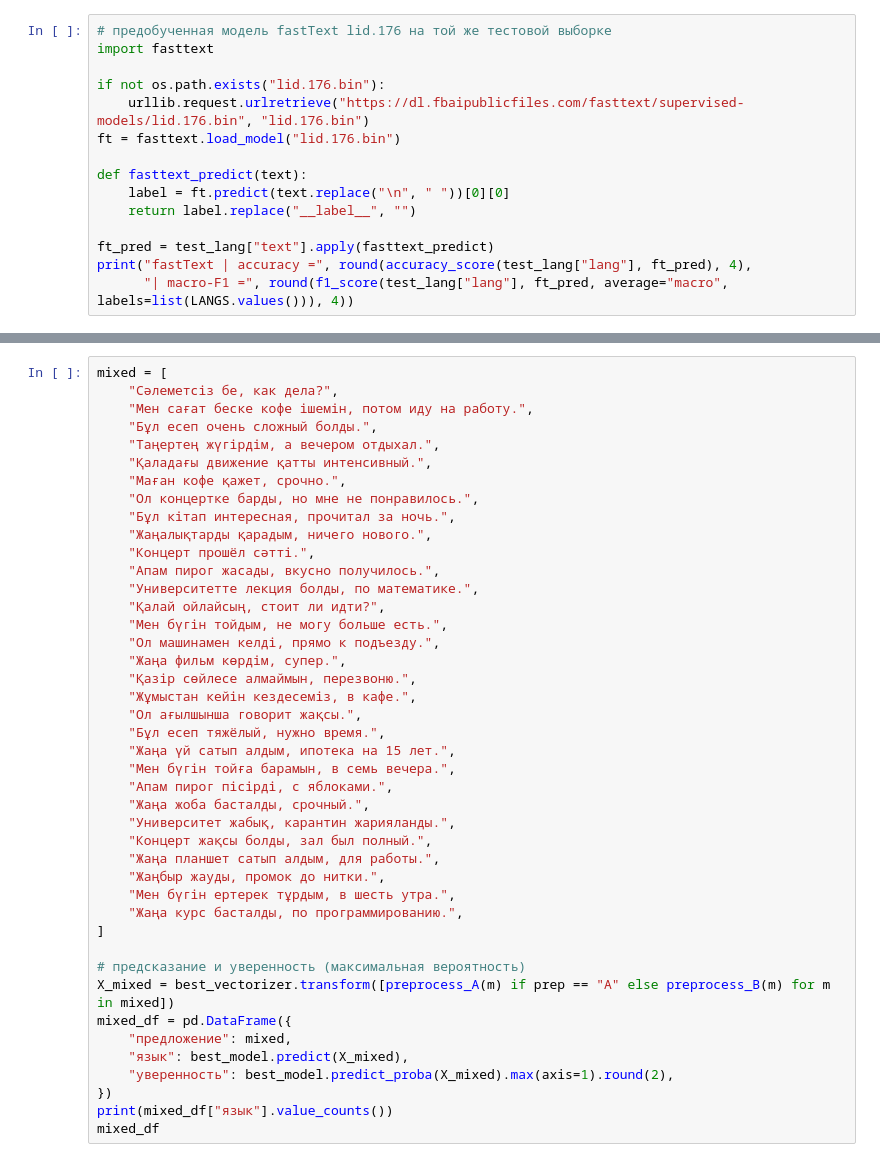
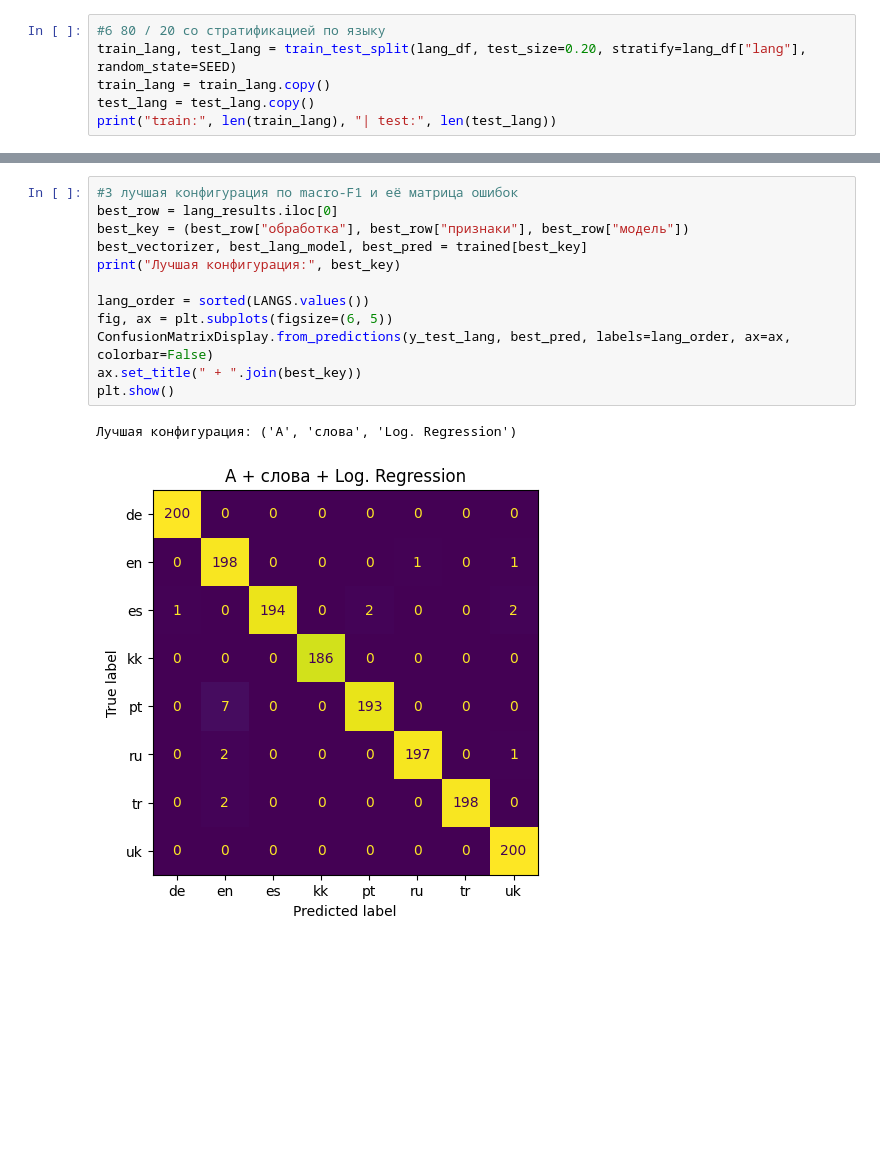
Before and after one commit to DIas-code/AITU, a Jupyter notebook: Programing for data analysis/assignment3/assignmnet3.ipynb, the cells around one changed output, grey strips where cells are left out. Cells and saved outputs as stored; diff of their text form; blank space fills up the shorter version.

```diff
--- a/Programing for data analysis/assignment3/assignmnet3.ipynb
+++ b/Programing for data analysis/assignment3/assignmnet3.ipynb
@@ -968,15 +1190,6 @@ results
 # %%
-# предобученная модель fastText lid.176 на той же тестовой выборке
-import fasttext
-
-if not os.path.exists("lid.176.bin"):
-    urllib.request.urlretrieve("https://dl.fbaipublicfiles.com/fasttext/supervised-models/lid.176.bin", "lid.176.bin")
-ft = fasttext.load_model("lid.176.bin")
-
-def fasttext_predict(text):
-    label = ft.predict(text.replace("\n", " "))[0][0]
-    return label.replace("__label__", "")
-
-ft_pred = test_lang["text"].apply(fasttext_predict)
-print("fastText | accuracy =", round(accuracy_score(test_lang["lang"], ft_pred), 4),
-      "| macro-F1 =", round(f1_score(test_lang["lang"], ft_pred, average="macro", labels=list(LANGS.values())), 4))
+#6 80 / 20 со стратификацией по языку
+train_lang, test_lang = train_test_split(lang_df, test_size=0.20, stratify=lang_df["lang"], random_state=SEED)
+train_lang = train_lang.copy()
+test_lang = test_lang.copy()
+print("train:", len(train_lang), "| test:", len(test_lang))
@@ -1083,44 +1336,16 @@ print("После ошибок: accuracy =", round(accuracy_score(test_lang["lan
 # %%
-mixed = [
-    "Сәлеметсіз бе, как дела?",
-    "Мен сағат беске кофе ішемін, потом иду на работу.",
-    "Бұл есеп очень сложный болды.",
-    "Таңертең жүгірдім, а вечером отдыхал.",
-    "Қаладағы движение қатты интенсивный.",
-    "Маған кофе қажет, срочно.",
-    "Ол концертке барды, но мне не понравилось.",
-    "Бұл кітап интересная, прочитал за ночь.",
-    "Жаңалықтарды қарадым, ничего нового.",
-    "Концерт прошёл сәтті.",
-    "Апам пирог жасады, вкусно получилось.",
-    "Университетте лекция болды, по математике.",
-    "Қалай ойлайсың, стоит ли идти?",
-    "Мен бүгін тойдым, не могу больше есть.",
-    "Ол машинамен келді, прямо к подъезду.",
-    "Жаңа фильм көрдім, супер.",
-    "Қазір сөйлесе алмаймын, перезвоню.",
-    "Жұмыстан кейін кездесеміз, в кафе.",
-    "Ол ағылшынша говорит жақсы.",
-    "Бұл есеп тяжёлый, нужно время.",
-    "Жаңа үй сатып алдым, ипотека на 15 лет.",
-    "Мен бүгін тойға барамын, в семь вечера.",
-    "Апам пирог пісірді, с яблоками.",
-    "Жаңа жоба басталды, срочный.",
-    "Университет жабық, карантин жарияланды.",
-    "Концерт жақсы болды, зал был полный.",
-    "Жаңа планшет сатып алдым, для работы.",
-    "Жаңбыр жауды, промок до нитки.",
-    "Мен бүгін ертерек тұрдым, в шесть утра.",
-    "Жаңа курс басталды, по программированию.",
-]
+#3 лучшая конфигурация по macro-F1 и её матрица ошибок
+best_row = lang_results.iloc[0]
+best_key = (best_row["обработка"], best_row["признаки"], best_row["модель"])
+best_vectorizer, best_lang_model, best_pred = trained[best_key]
+print("Лучшая конфигурация:", best_key)
 
-# предсказание и уверенность (максимальная вероятность)
-X_mixed = best_vectorizer.transform([preprocess_A(m) if prep == "A" else preprocess_B(m) for m in mixed])
-mixed_df = pd.DataFrame({
-    "предложение": mixed,
-    "язык": best_model.predict(X_mixed),
-    "уверенность": best_model.predict_proba(X_mixed).max(axis=1).round(2),
-})
-print(mixed_df["язык"].value_counts())
-mixed_df
+lang_order = sorted(LANGS.values())
+fig, ax = plt.subplots(figsize=(6, 5))
+ConfusionMatrixDisplay.from_predictions(y_test_lang, best_pred, labels=lang_order, ax=ax, colorbar=False)
+ax.set_title(" + ".join(best_key))
+plt.show()
+# %% [output]
+Лучшая конфигурация: ('A', 'слова', 'Log. Regression')
+[figure, added]
 # %% [markdown]
```
Also changed, not shown: parts of 131 cells of this notebook.
